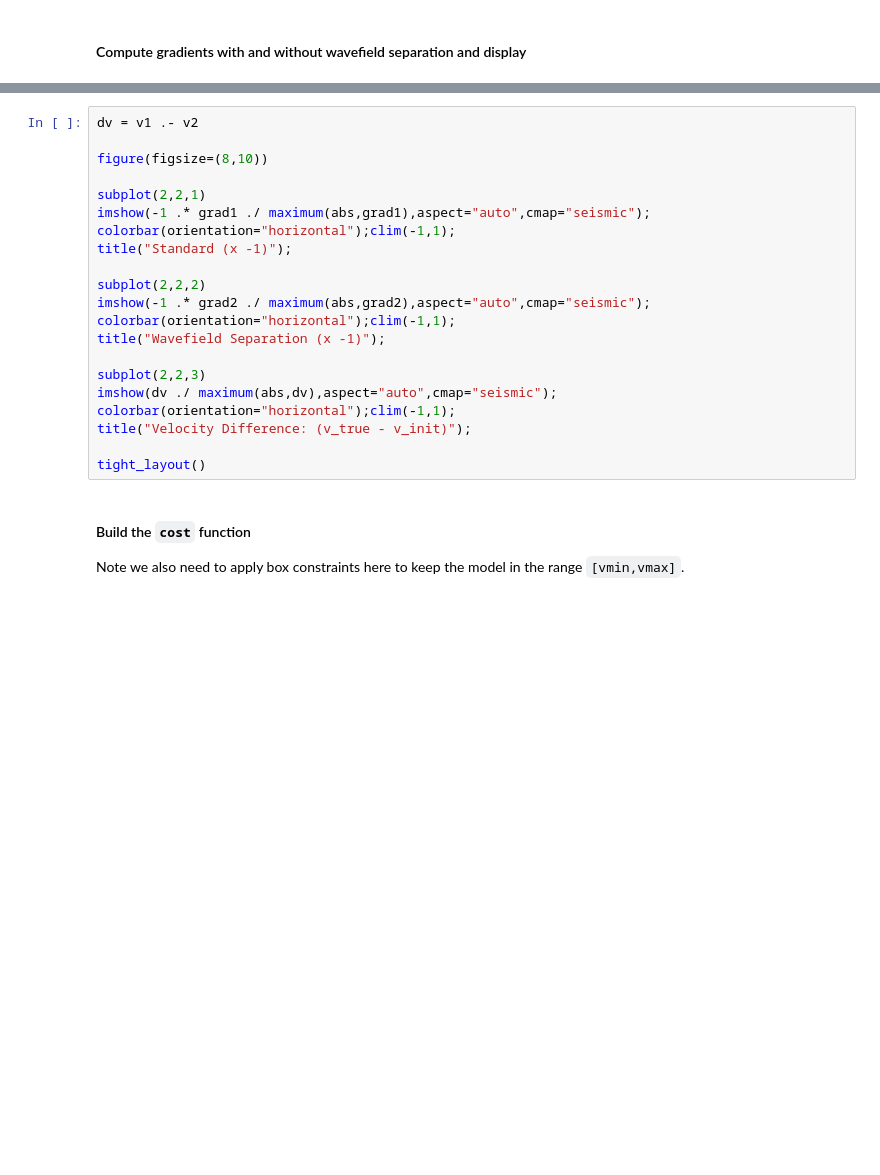
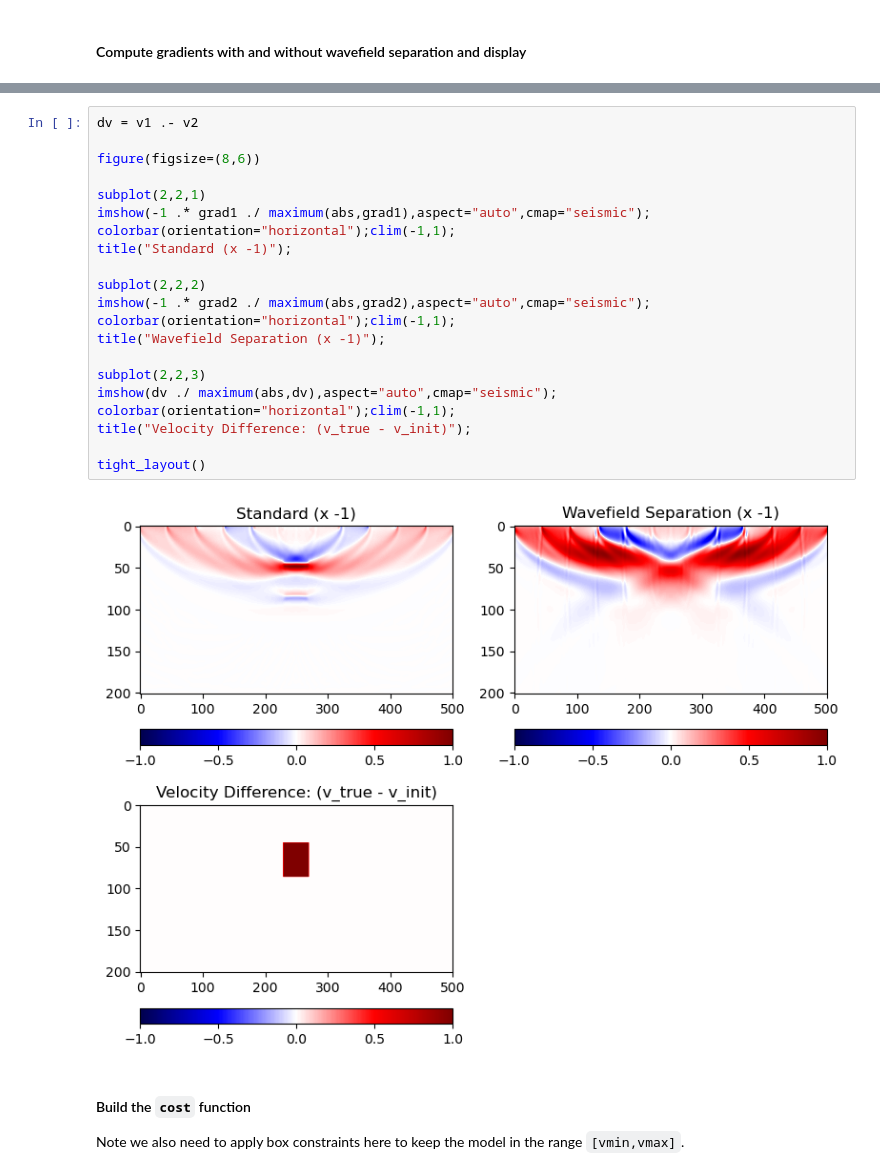
Before and after one commit to ChevronETC/Examples, a Jupyter notebook: 50_fwi/03_fwi_L2_wavefieldsep_surface.ipynb, the cells around one changed output, grey strips where cells are left out. Saved outputs shown, nothing was run; the diff lists cells and outputs as text; blank space fills up the shorter version.

```diff
--- a/50_fwi/03_fwi_L2_wavefieldsep_surface.ipynb
+++ b/50_fwi/03_fwi_L2_wavefieldsep_surface.ipynb
@@ -307,24 +340,26 @@ end
 # %%
 dv = v1 .- v2
 
-figure(figsize=(8,10))
+figure(figsize=(8,6))
 
 subplot(2,2,1)
 imshow(-1 .* grad1 ./ maximum(abs,grad1),aspect="auto",cmap="seismic");
 colorbar(orientation="horizontal");clim(-1,1);
 title("Standard (x -1)");
 
 subplot(2,2,2)
 imshow(-1 .* grad2 ./ maximum(abs,grad2),aspect="auto",cmap="seismic");
 colorbar(orientation="horizontal");clim(-1,1);
 title("Wavefield Separation (x -1)");
 
 subplot(2,2,3)
 imshow(dv ./ maximum(abs,dv),aspect="auto",cmap="seismic");
 colorbar(orientation="horizontal");clim(-1,1);
 title("Velocity Difference: (v_true - v_init)");
 
 tight_layout()
+# %% [output]
+[figure, added]
 # %% [markdown]
 #### Build the `cost` function
 Note we also need to apply box constraints here to keep the model in the range `[vmin,vmax]`.
```
Also changed, not shown: parts of 11 cells of this notebook.
